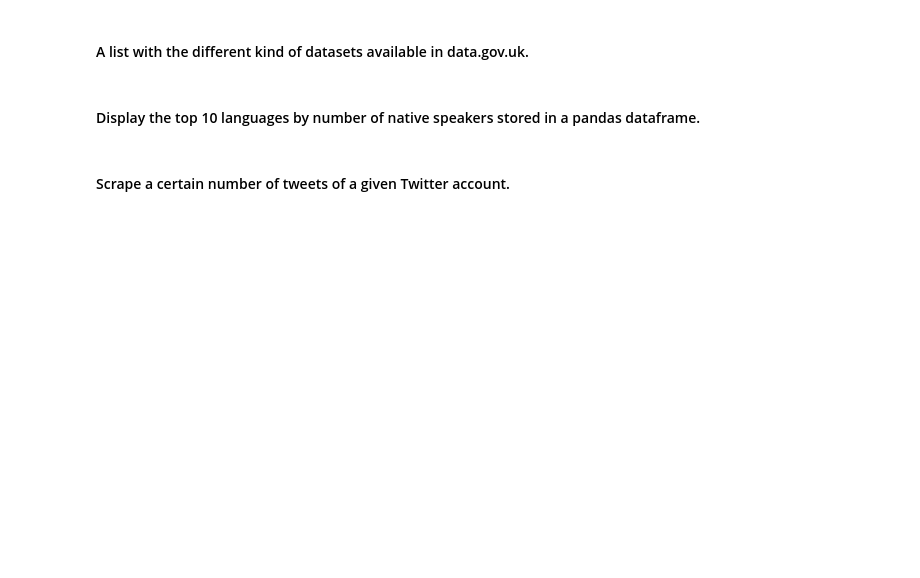
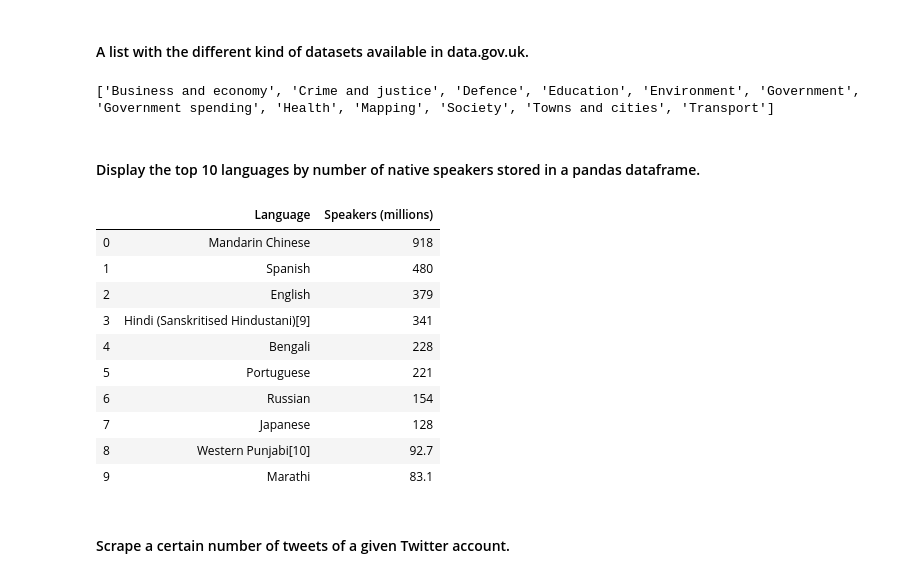
Before and after one commit to ta-data-lis/lab-web-scraping, a Jupyter notebook: your-code/main.ipynb, the cells around one changed output. Saved outputs shown, nothing was run; the diff lists cells and outputs as text; code cells hidden in the pictures; blank space fills up the shorter version.

```diff
--- a/your-code/main.ipynb
+++ b/your-code/main.ipynb
@@ -146,3 +272,12 @@ url = 'https://data.gov.uk/'
+# %%
+response = requests.get(url)
+html = response.content
+soup = BeautifulSoup(html, "lxml")
+topics = soup.find_all("h2")
+topics_list = [topic.text.strip().replace("\n"," ") for topic in topics]
+print(topics_list)
+# %% [output]
+['Business and economy', 'Crime and justice', 'Defence', 'Education', 'Environment', 'Government', 'Government spending', 'Health', 'Mapping', 'Society', 'Towns and cities', 'Transport']
 # %% [markdown]
 #### Display the top 10 languages by number of native speakers stored in a pandas dataframe.
 # %%
@@ -153,3 +286,28 @@ url = 'https://en.wikipedia.org/wiki/List_of_languages_by_number_of_native_speak
+# %%
+response = requests.get(url)
+html = response.content
+soup = BeautifulSoup(html, "lxml")
+table = soup.find_all('table',{'class':'wikitable sortable'})[0]
+
+rows = table.find_all('tr')
+rows = [row.text.strip().split("\n") for row in rows]
+
+data = rows[1:11]
+
+df = pd.DataFrame(data)
+df.iloc[:,2:5].rename({2: 'Language', 4: 'Speakers (millions)'}, axis=1).drop(columns=3)
+# %% [output]
+|  | Language | Speakers (millions) |
+| 0 | Mandarin Chinese | 918 |
+| 1 | Spanish | 480 |
+| 2 | English | 379 |
+| 3 | Hindi (Sanskritised Hindustani)[9] | 341 |
+| 4 | Bengali | 228 |
+| 5 | Portuguese | 221 |
+| 6 | Russian | 154 |
+| 7 | Japanese | 128 |
+| 8 | Western Punjabi[10] | 92.7 |
+| 9 | Marathi | 83.1 |
 # %% [markdown]
 #### Scrape a certain number of tweets of a given Twitter account.
 # %%
```
Also changed, not shown: parts of 30 cells of this notebook.
